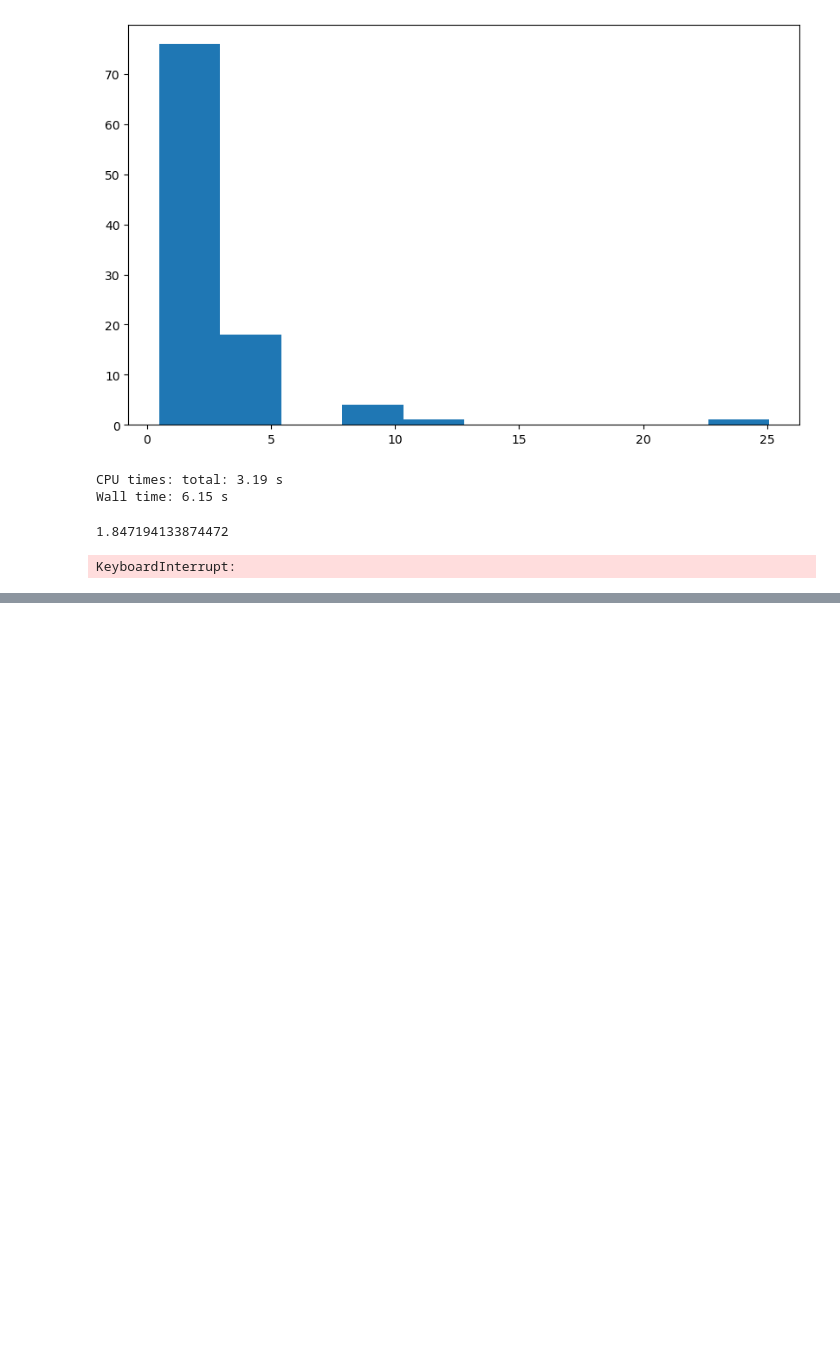
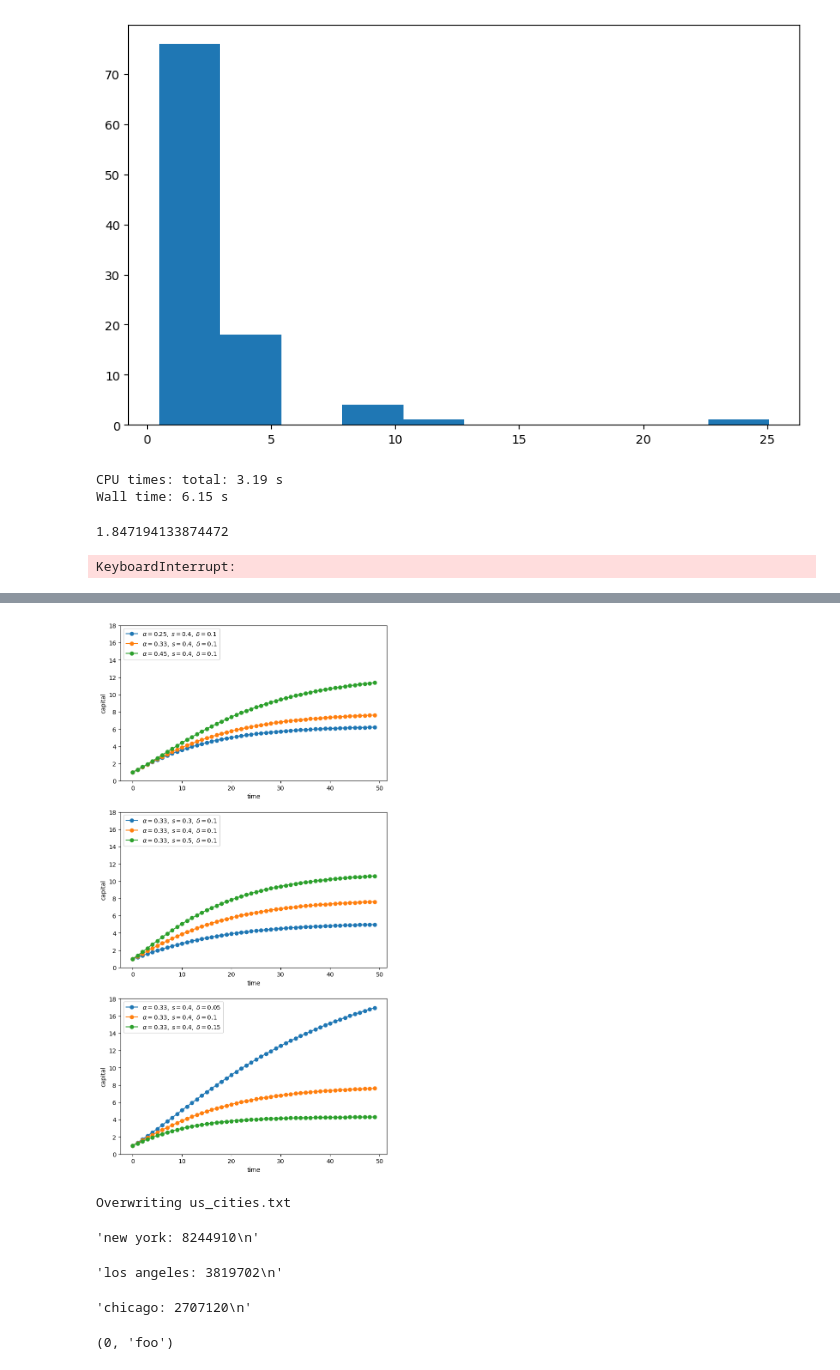
Before and after one commit to SuyongYang/AgentBaseModel, a Jupyter notebook: OOP.ipynb, the cells around one changed output, grey strips where cells are left out. Saved outputs shown, nothing was run; the diff lists cells and outputs as text; code cells hidden in the pictures; blank space fills up the shorter version.

```diff
--- a/OOP.ipynb
+++ b/OOP.ipynb
@@ -2566,0 +2661,66 @@ compute_long_run_median(w0=1, T=1000, num_reps=50_000)
+# %%
+#Good
+from itertools import product
+
+def plot_path(ax, αs, s_vals, δs, time_series_length=50):
+    """
+    Add a time series plot to the axes ax for all given parameters.
+    """
+    k = np.empty(time_series_length)
+
+    for (α, s, δ) in product(αs, s_vals, δs):
+        k[0] = 1
+        for t in range(time_series_length-1):
+            k[t+1] = s * k[t]**α + (1 - δ) * k[t]
+        ax.plot(k, 'o-', label=rf"$\alpha = {α},\; s = {s},\; \delta = {δ}$")
+
+    ax.set_xlabel('time')
+    ax.set_ylabel('capital')
+    ax.set_ylim(0, 18)
+    ax.legend(loc='upper left', frameon=True)
+
+fig, axes = plt.subplots(3, 1, figsize=(8, 16))
+
+# Parameters (αs, s_vals, δs)
+set_one = ([0.25, 0.33, 0.45], [0.4], [0.1])
+set_two = ([0.33], [0.3, 0.4, 0.5], [0.1])
+set_three = ([0.33], [0.4], [0.05, 0.1, 0.15])
+
+for (ax, params) in zip(axes, (set_one, set_two, set_three)):
+    αs, s_vals, δs = params
+    plot_path(ax, αs, s_vals, δs)
+
+plt.show()
+# %% [output]
+[figure, added]
+# %%
+%%file us_cities.txt
+new york: 8244910
+los angeles: 3819702
+chicago: 2707120
+houston: 2145146
+philadelphia: 1536471
+phoenix: 1469471
+san antonio: 1359758
+san diego: 1326179
+dallas: 1223229
+# %% [output]
+Overwriting us_cities.txt
+# %%
+f = open('us_cities.txt')
+f.__next__()
+# %% [output]
+'new york: 8244910\n'
+# %%
+f.__next__()
+# %% [output]
+'los angeles: 3819702\n'
+# %%
+next(f)
+# %% [output]
+'chicago: 2707120\n'
+# %%
+e = enumerate(['foo', 'bar'])
+next(e)
+# %% [output]
+(0, 'foo')
```
Also changed, not shown: parts of 17 cells of this notebook.
